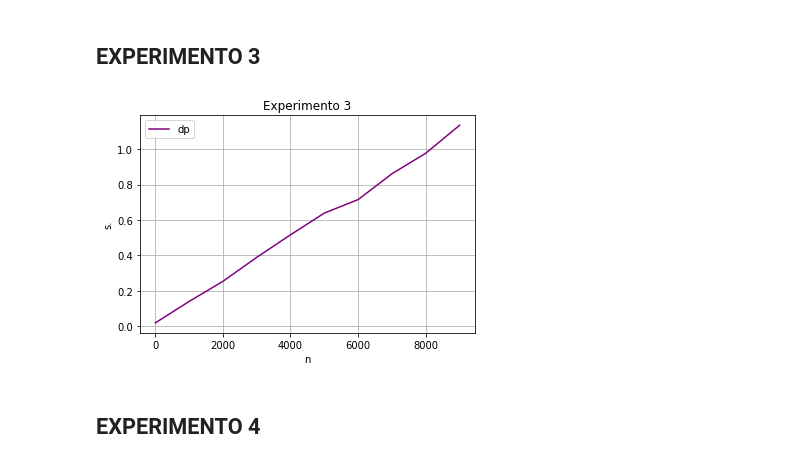
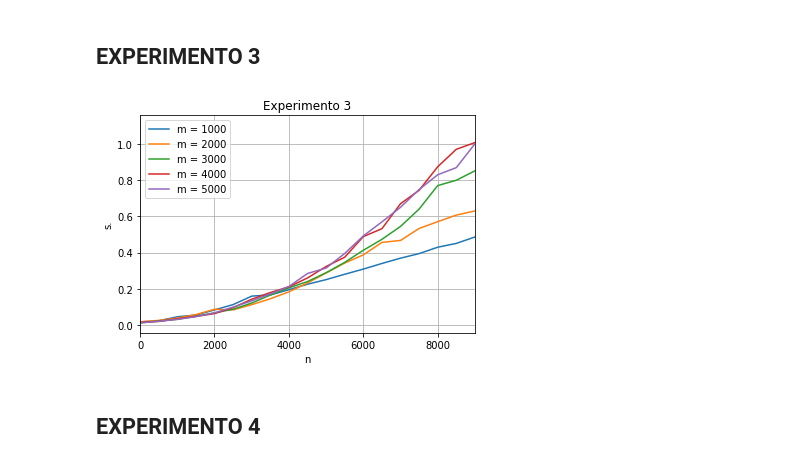
Before and after one commit to sebascantini/Programming-Methods, a Jupyter notebook: python/analisis.ipynb, the cells around one changed output. Saved outputs shown, nothing was run; the diff lists cells and outputs as text; code cells hidden in the pictures.

```diff
--- a/python/analisis.ipynb
+++ b/python/analisis.ipynb
@@ -210,28 +101,29 @@ df_m4 = df_resultados[(df_resultados["dataset"]=="m_3")]
 # %%
-df_resultados = df_m4
+df_resultados = pd.read_csv("results/result.csv")
+df_resultados = df_resultados[(df_resultados["exp_name"]=="m_exp")]
 
 title = "Experimento 3"
 l = ""
 
-# plt.xlim(9,31)
+plt.xlim(-1,9001)
 # plt.ylim(0,0.15)
-
-df_dp = df_resultados[(df_resultados["method"]=="dp")]
-
 plt.plot()
 
-plt.plot(df_dp["n"],df_dp["time"],l, c="purple", label="dp")
+for j in range(1,6):
+    df_dp = df_resultados[(df_resultados["dataset"]=="m_"+str(j))]
+    plt.plot(df_dp['n'], df_dp['time'], label='m = '+str(j*1000))
+
 
 handles, labels = plt.gca().get_legend_handles_labels()
 by_label = dict(zip(labels, handles))
 plt.legend(by_label.values(), by_label.keys())
 plt.grid()
 
 plt.title(title)
 plt.xlabel('n')
 plt.ylabel('s.')
 plt.show()
 # %% [output]
-[figure, old version]
+[figure, new version]
 # %% [markdown]
 ## EXPERIMENTO 4
```
Also changed, not shown: parts of 9 cells of this notebook, 1 other file.
